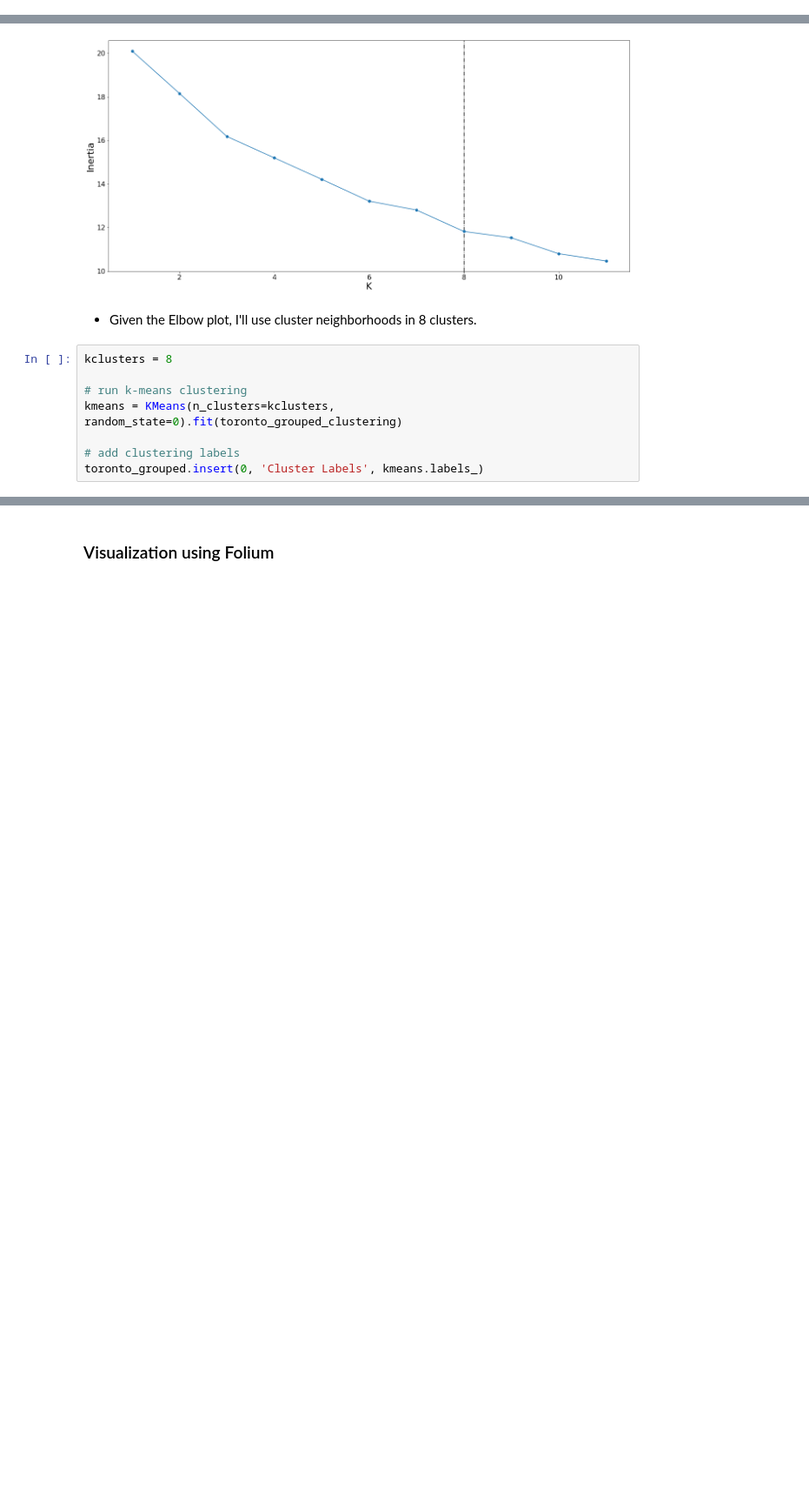
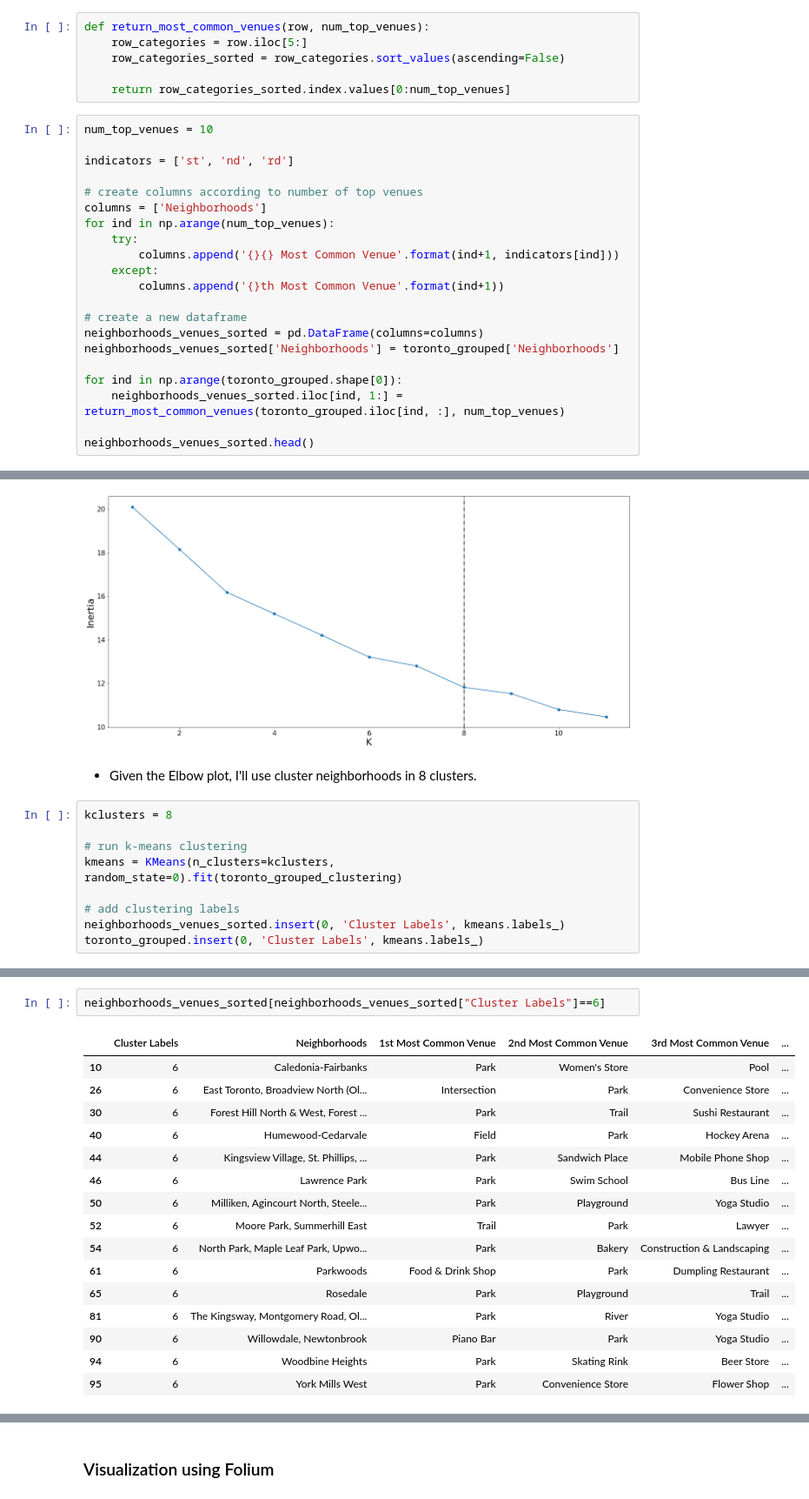
Before and after one commit to clsu22/Coursera_Capstone, a Jupyter notebook: capstone_project.ipynb, the cells around one changed output, grey strips where cells are left out. Shown at 87% size. Drawn from its saved outputs; the diff is of its cells as text; blank space fills up the shorter version.

```diff
--- a/capstone_project.ipynb
+++ b/capstone_project.ipynb
@@ -240,3 +197,30 @@ toronto_grouped
 | 94 | Woodbine Heights | 43.695344 | -79.318389 | 43.696405 | -79.315029 | ... |
 | 95 | York Mills West | 43.752758 | -79.400049 | 43.750320 | -79.400233 | ... |
 96 rows × 275 columns
+# %%
+def return_most_common_venues(row, num_top_venues):
+    row_categories = row.iloc[5:]
+    row_categories_sorted = row_categories.sort_values(ascending=False)
+
+    return row_categories_sorted.index.values[0:num_top_venues]
+# %%
+num_top_venues = 10
+
+indicators = ['st', 'nd', 'rd']
+
+# create columns according to number of top venues
+columns = ['Neighborhoods']
+for ind in np.arange(num_top_venues):
+    try:
+        columns.append('{}{} Most Common Venue'.format(ind+1, indicators[ind]))
+    except:
+        columns.append('{}th Most Common Venue'.format(ind+1))
+
+# create a new dataframe
+neighborhoods_venues_sorted = pd.DataFrame(columns=columns)
+neighborhoods_venues_sorted['Neighborhoods'] = toronto_grouped['Neighborhoods']
+
+for ind in np.arange(toronto_grouped.shape[0]):
+    neighborhoods_venues_sorted.iloc[ind, 1:] = return_most_common_venues(toronto_grouped.iloc[ind, :], num_top_venues)
+
+neighborhoods_venues_sorted.head()
@@ -275,4 +266,5 @@ kclusters = 8
 kmeans = KMeans(n_clusters=kclusters, random_state=0).fit(toronto_grouped_clustering)
 
 # add clustering labels
+neighborhoods_venues_sorted.insert(0, 'Cluster Labels', kmeans.labels_)
 toronto_grouped.insert(0, 'Cluster Labels', kmeans.labels_)
@@ -294,0 +305,19 @@ toronto_grouped
+# %%
+neighborhoods_venues_sorted[neighborhoods_venues_sorted["Cluster Labels"]==6]
+# %% [output]
+|  | Cluster Labels | Neighborhoods | 1st Most Common Venue | 2nd Most Common Venue | 3rd Most Common Venue | ... |
+| 10 | 6 | Caledonia-Fairbanks | Park | Women's Store | Pool | ... |
+| 26 | 6 | East Toronto, Broadview North (Ol... | Intersection | Park | Convenience Store | ... |
+| 30 | 6 | Forest Hill North & West, Forest ... | Park | Trail | Sushi Restaurant | ... |
+| 40 | 6 | Humewood-Cedarvale | Field | Park | Hockey Arena | ... |
+| 44 | 6 | Kingsview Village, St. Phillips, ... | Park | Sandwich Place | Mobile Phone Shop | ... |
+| 46 | 6 | Lawrence Park | Park | Swim School | Bus Line | ... |
+| 50 | 6 | Milliken, Agincourt North, Steele... | Park | Playground | Yoga Studio | ... |
+| 52 | 6 | Moore Park, Summerhill East | Trail | Park | Lawyer | ... |
+| 54 | 6 | North Park, Maple Leaf Park, Upwo... | Park | Bakery | Construction & Landscaping | ... |
+| 61 | 6 | Parkwoods | Food & Drink Shop | Park | Dumpling Restaurant | ... |
+| 65 | 6 | Rosedale | Park | Playground | Trail | ... |
+| 81 | 6 | The Kingsway, Montgomery Road, Ol... | Park | River | Yoga Studio | ... |
+| 90 | 6 | Willowdale, Newtonbrook | Piano Bar | Park | Yoga Studio | ... |
+| 94 | 6 | Woodbine Heights | Park | Skating Rink | Beer Store | ... |
+| 95 | 6 | York Mills West | Park | Convenience Store | Flower Shop | ... |
```
Also changed, not shown: parts of 10 cells of this notebook, 1 other file.
